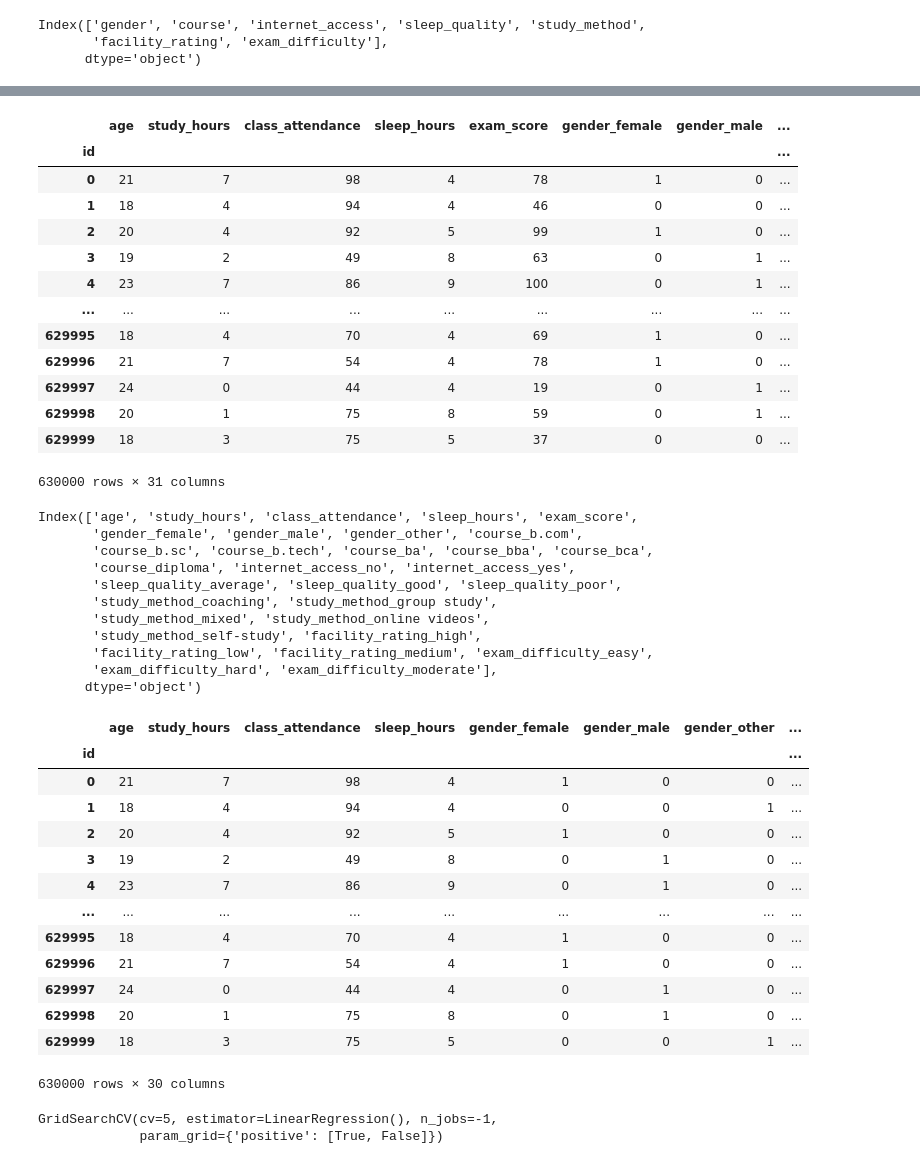
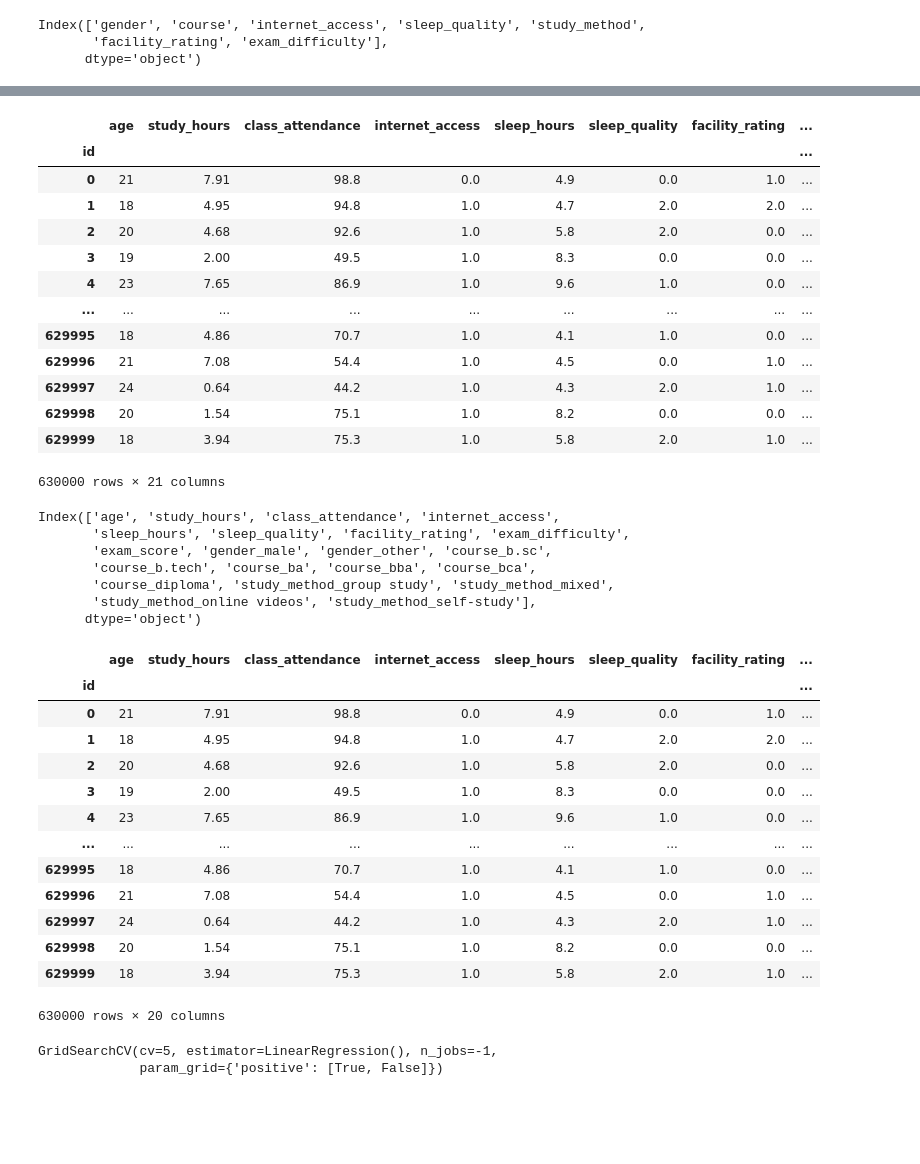
Before and after one commit to Srikumar-A/Student_Scores, a Jupyter notebook: main.ipynb, the cells around one changed output, grey strips where cells are left out. Drawn from its saved outputs; the diff is of its cells as text; code cells hidden in the pictures; blank space fills up the shorter version.

```diff
--- a/main.ipynb
+++ b/main.ipynb
@@ -196,3 +196,13 @@ dummies
 Index(['gender', 'course', 'internet_access', 'sleep_quality', 'study_method',
        'facility_rating', 'exam_difficulty'],
       dtype='object')
+# %%
+dummies=dummies.drop("internet_access")
+dummies=dummies.drop("sleep_quality")
+dummies=dummies.drop("facility_rating")
+dummies=dummies.drop("exam_difficulty")
+ordinal_cols=["sleep_quality","facility_rating","exam_difficulty","internet_access"]
+# %%
+ordinal_en=sklearn.preprocessing.OrdinalEncoder()
+ordinal_en.fit(train_df[ordinal_cols])
+train_df[ordinal_cols]=ordinal_en.transform(train_df[ordinal_cols])
@@ -199,34 +226,30 @@ Index(['gender', 'course', 'internet_access', 'sleep_quality', 'study_method',
 # %%
-df_encoded=pd.get_dummies(train_df,columns=dummies).astype(int)
+df_encoded=pd.get_dummies(train_df,columns=dummies,drop_first=True,dtype=int)
 df_encoded
 # %% [output]
-|  | age | study_hours | class_attendance | sleep_hours | exam_score | gender_female | gender_male | ... |
+|  | age | study_hours | class_attendance | internet_access | sleep_hours | sleep_quality | facility_rating | ... |
 | id |  |  |  |  |  |  |  | ... |
-| 0 | 21 | 7 | 98 | 4 | 78 | 1 | 0 | ... |
-| 1 | 18 | 4 | 94 | 4 | 46 | 0 | 0 | ... |
-| 2 | 20 | 4 | 92 | 5 | 99 | 1 | 0 | ... |
-| 3 | 19 | 2 | 49 | 8 | 63 | 0 | 1 | ... |
-| 4 | 23 | 7 | 86 | 9 | 100 | 0 | 1 | ... |
+| 0 | 21 | 7.91 | 98.8 | 0.0 | 4.9 | 0.0 | 1.0 | ... |
+| 1 | 18 | 4.95 | 94.8 | 1.0 | 4.7 | 2.0 | 2.0 | ... |
+| 2 | 20 | 4.68 | 92.6 | 1.0 | 5.8 | 2.0 | 0.0 | ... |
+| 3 | 19 | 2.00 | 49.5 | 1.0 | 8.3 | 0.0 | 0.0 | ... |
+| 4 | 23 | 7.65 | 86.9 | 1.0 | 9.6 | 1.0 | 0.0 | ... |
 | ... | ... | ... | ... | ... | ... | ... | ... | ... |
-| 629995 | 18 | 4 | 70 | 4 | 69 | 1 | 0 | ... |
-| 629996 | 21 | 7 | 54 | 4 | 78 | 1 | 0 | ... |
-| 629997 | 24 | 0 | 44 | 4 | 19 | 0 | 1 | ... |
-| 629998 | 20 | 1 | 75 | 8 | 59 | 0 | 1 | ... |
-| 629999 | 18 | 3 | 75 | 5 | 37 | 0 | 0 | ... |
+| 629995 | 18 | 4.86 | 70.7 | 1.0 | 4.1 | 1.0 | 0.0 | ... |
+| 629996 | 21 | 7.08 | 54.4 | 1.0 | 4.5 | 0.0 | 1.0 | ... |
+| 629997 | 24 | 0.64 | 44.2 | 1.0 | 4.3 | 2.0 | 1.0 | ... |
+| 629998 | 20 | 1.54 | 75.1 | 1.0 | 8.2 | 0.0 | 0.0 | ... |
+| 629999 | 18 | 3.94 | 75.3 | 1.0 | 5.8 | 2.0 | 1.0 | ... |
-630000 rows × 31 columns
+630000 rows × 21 columns
 # %%
 df_encoded.columns
 # %% [output]
-Index(['age', 'study_hours', 'class_attendance', 'sleep_hours', 'exam_score',
-       'gender_female', 'gender_male', 'gender_other', 'course_b.com',
-       'course_b.sc', 'course_b.tech', 'course_ba', 'course_bba', 'course_bca',
-       'course_diploma', 'internet_access_no', 'internet_access_yes',
-       'sleep_quality_average', 'sleep_quality_good', 'sleep_quality_poor',
-       'study_method_coaching', 'study_method_group study',
-       'study_method_mixed', 'study_method_online videos',
-       'study_method_self-study', 'facility_rating_high',
-       'facility_rating_low', 'facility_rating_medium', 'exam_difficulty_easy',
-       'exam_difficulty_hard', 'exam_difficulty_moderate'],
+Index(['age', 'study_hours', 'class_attendance', 'internet_access',
+       'sleep_hours', 'sleep_quality', 'facility_rating', 'exam_difficulty',
+       'exam_score', 'gender_male', 'gender_other', 'course_b.sc',
+       'course_b.tech', 'course_ba', 'course_bba', 'course_bca',
+       'course_diploma', 'study_method_group study', 'study_method_mixed',
+       'study_method_online videos', 'study_method_self-study'],
       dtype='object')
 # %%
 y=df_encoded.exam_score
@@ -234,20 +257,20 @@ df_encoded.drop(columns=["exam_score"],inplace=True)
 # %%
 df_encoded
 # %% [output]
-|  | age | study_hours | class_attendance | sleep_hours | gender_female | gender_male | gender_other | ... |
+|  | age | study_hours | class_attendance | internet_access | sleep_hours | sleep_quality | facility_rating | ... |
 | id |  |  |  |  |  |  |  | ... |
-| 0 | 21 | 7 | 98 | 4 | 1 | 0 | 0 | ... |
-| 1 | 18 | 4 | 94 | 4 | 0 | 0 | 1 | ... |
-| 2 | 20 | 4 | 92 | 5 | 1 | 0 | 0 | ... |
-| 3 | 19 | 2 | 49 | 8 | 0 | 1 | 0 | ... |
-| 4 | 23 | 7 | 86 | 9 | 0 | 1 | 0 | ... |
+| 0 | 21 | 7.91 | 98.8 | 0.0 | 4.9 | 0.0 | 1.0 | ... |
+| 1 | 18 | 4.95 | 94.8 | 1.0 | 4.7 | 2.0 | 2.0 | ... |
+| 2 | 20 | 4.68 | 92.6 | 1.0 | 5.8 | 2.0 | 0.0 | ... |
+| 3 | 19 | 2.00 | 49.5 | 1.0 | 8.3 | 0.0 | 0.0 | ... |
+| 4 | 23 | 7.65 | 86.9 | 1.0 | 9.6 | 1.0 | 0.0 | ... |
 | ... | ... | ... | ... | ... | ... | ... | ... | ... |
-| 629995 | 18 | 4 | 70 | 4 | 1 | 0 | 0 | ... |
-| 629996 | 21 | 7 | 54 | 4 | 1 | 0 | 0 | ... |
-| 629997 | 24 | 0 | 44 | 4 | 0 | 1 | 0 | ... |
-| 629998 | 20 | 1 | 75 | 8 | 0 | 1 | 0 | ... |
-| 629999 | 18 | 3 | 75 | 5 | 0 | 0 | 1 | ... |
+| 629995 | 18 | 4.86 | 70.7 | 1.0 | 4.1 | 1.0 | 0.0 | ... |
+| 629996 | 21 | 7.08 | 54.4 | 1.0 | 4.5 | 0.0 | 1.0 | ... |
+| 629997 | 24 | 0.64 | 44.2 | 1.0 | 4.3 | 2.0 | 1.0 | ... |
+| 629998 | 20 | 1.54 | 75.1 | 1.0 | 8.2 | 0.0 | 0.0 | ... |
+| 629999 | 18 | 3.94 | 75.3 | 1.0 | 5.8 | 2.0 | 1.0 | ... |
-630000 rows × 30 columns
+630000 rows × 20 columns
 # %%
 from sklearn.model_selection import GridSearchCV,RandomizedSearchCV
 from sklearn.linear_model import LinearRegression
```
Also changed, not shown: parts of 49 cells of this notebook.
